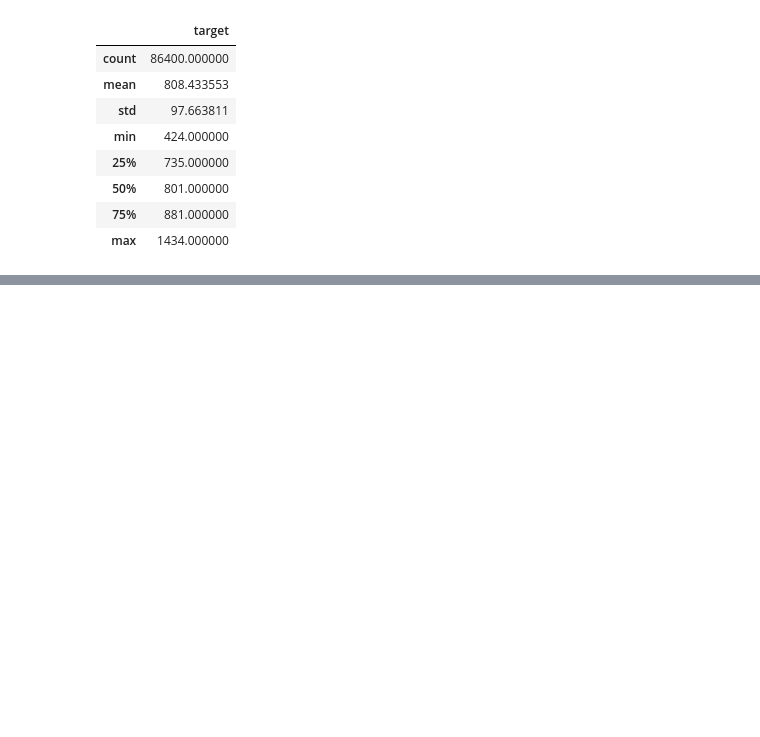
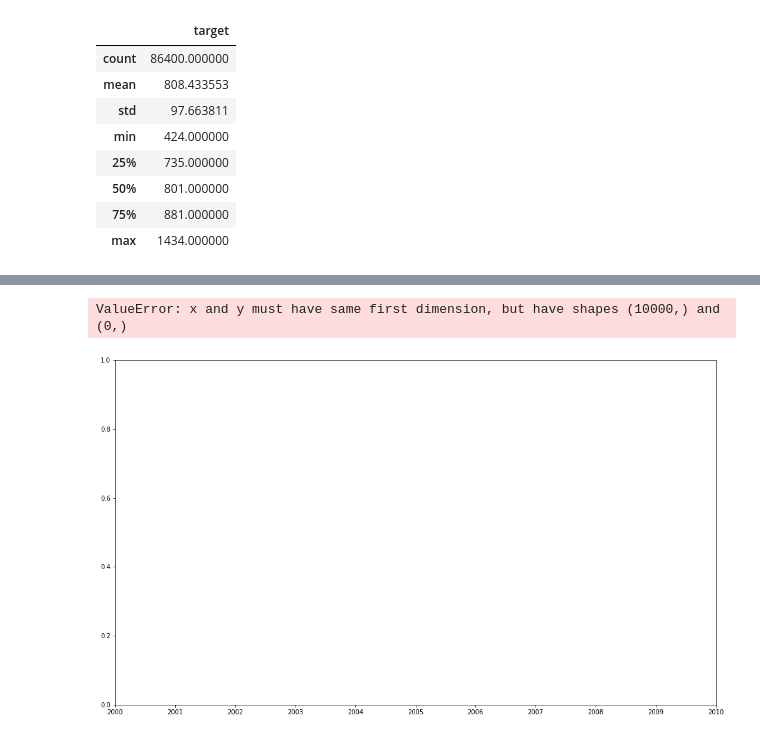
Before and after one commit to nywoo-o/Statistics, a Jupyter notebook: real_time_Mondrian_with_RRCF.ipynb, the cells around one changed output, grey strips where cells are left out. Saved outputs shown, nothing was run; the diff lists cells and outputs as text; code cells hidden in the pictures; blank space fills up the shorter version.

```diff
--- a/real_time_Mondrian_with_RRCF.ipynb
+++ b/real_time_Mondrian_with_RRCF.ipynb
@@ -294,3 +285,8 @@ print(score_for_res(prediction, cleaned))
+# %%
+plt.plot(network[50004:60004].index, stdeviation[40000:50000])
+# %% [output]
+ValueError: x and y must have same first dimension, but have shapes (10000,) and (0,)
+[figure, added]
 # %%
 '''
 test_sum = ntw_clean.sum()
```
Also changed, not shown: parts of 21 cells of this notebook.
